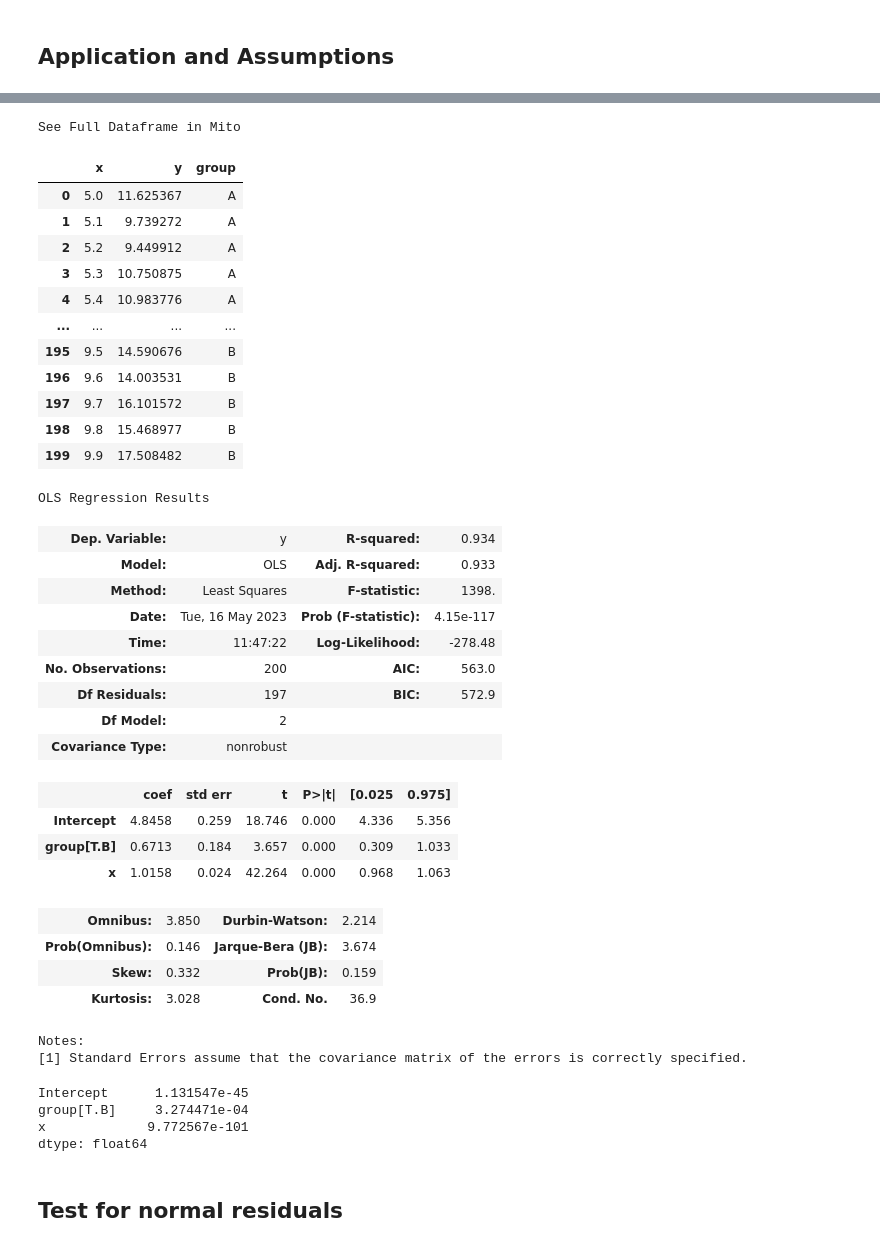
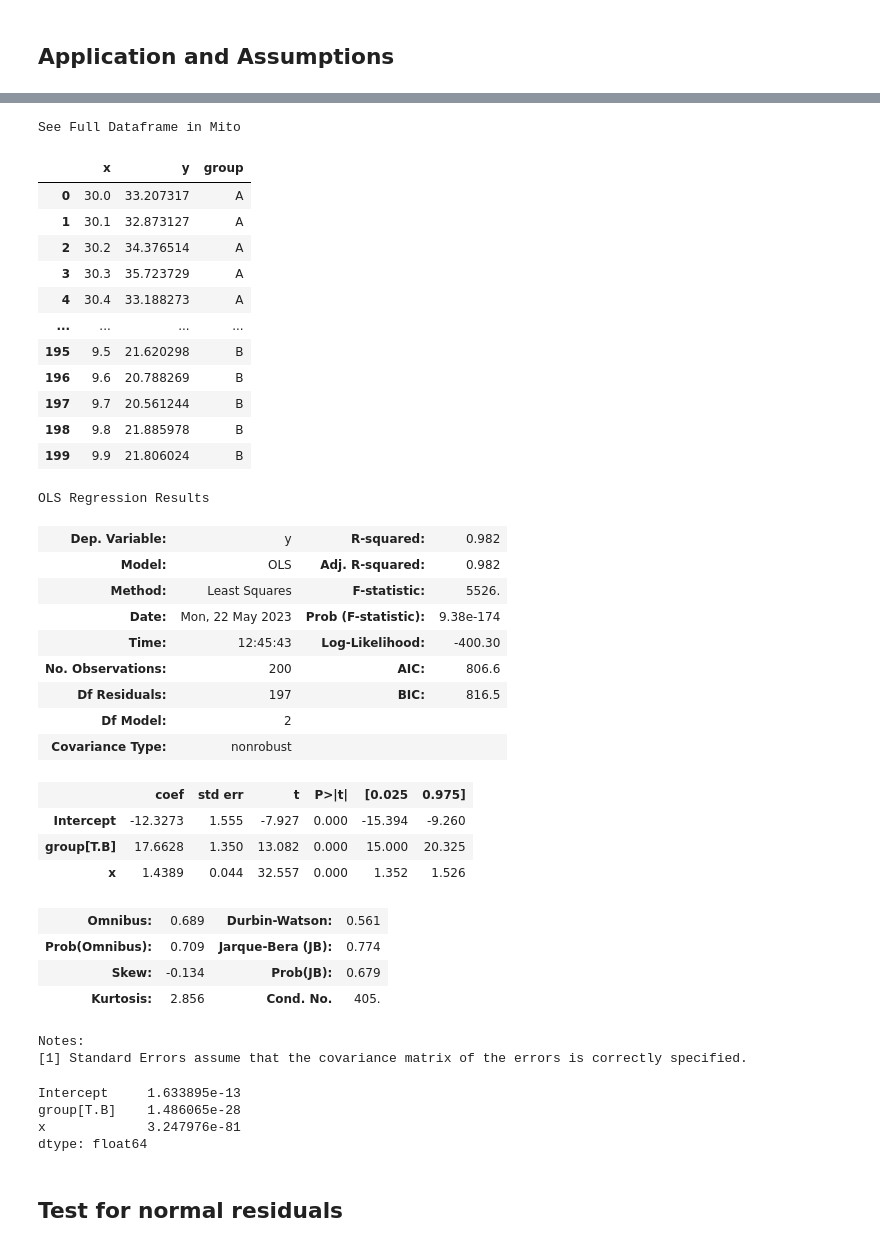
Before and after one commit to snesnehne/Statistics-in-Python-for-Engineers, a Jupyter notebook: Statistics/Discrimination between two Linear Models.ipynb, the cells around one changed output, grey strips where cells are left out. Saved outputs shown, nothing was run; the diff lists cells and outputs as text; code cells hidden in the pictures.

```diff
--- a/Statistics/Discrimination between two Linear Models.ipynb
+++ b/Statistics/Discrimination between two Linear Models.ipynb
@@ -17,11 +17,11 @@ https://stats.oarc.ucla.edu/other/mult-pkg/faq/general/faqhow-are-the-likelihood
 g1_count = 100
 g2_count = 100
 
-x1 = np.arange(5, 15, 10/g1_count)
-y1 = x1 + 3 + np.random.normal(2, 1, g1_count)
+x1 = np.arange(30, 40, 10/g1_count)
+y1 = x1 + 3 + np.random.normal(loc=0, scale=1, size=g1_count)
 
 x2 = np.arange(0, 10, 10/g2_count)
-y2 = 1.1*x2 + 3 + np.random.normal(2, 1, g2_count)
+y2 = 1.9*x2 + 3 + np.random.normal(loc=0, scale=1, size=g2_count)
 
 df = pd.DataFrame({"x1": x1, "x2": x2, "y1": y1, "y2": y2})
 # %%
@@ -214,48 +219,48 @@ df_c
 # %% [output]
 See Full Dataframe in Mito
 |  | x | y | group |
-| 0 | 5.0 | 11.625367 | A |
-| 1 | 5.1 | 9.739272 | A |
-| 2 | 5.2 | 9.449912 | A |
-| 3 | 5.3 | 10.750875 | A |
-| 4 | 5.4 | 10.983776 | A |
+| 0 | 30.0 | 33.207317 | A |
+| 1 | 30.1 | 32.873127 | A |
+| 2 | 30.2 | 34.376514 | A |
+| 3 | 30.3 | 35.723729 | A |
+| 4 | 30.4 | 33.188273 | A |
 | ... | ... | ... | ... |
-| 195 | 9.5 | 14.590676 | B |
-| 196 | 9.6 | 14.003531 | B |
-| 197 | 9.7 | 16.101572 | B |
-| 198 | 9.8 | 15.468977 | B |
-| 199 | 9.9 | 17.508482 | B |
+| 195 | 9.5 | 21.620298 | B |
+| 196 | 9.6 | 20.788269 | B |
+| 197 | 9.7 | 20.561244 | B |
+| 198 | 9.8 | 21.885978 | B |
+| 199 | 9.9 | 21.806024 | B |
 # %%
-ancova = smf.ols('y ~ group + x', data=df_c).fit()
+lm_ancova = smf.ols('y ~ group + x', data=df_c).fit()  # Additive moderation model
 # %%
-ancova.summary()
+lm_ancova.summary()
 # %% [output]
 OLS Regression Results
-| Dep. Variable: | y | R-squared: | 0.934 |
-| Model: | OLS | Adj. R-squared: | 0.933 |
-| Method: | Least Squares | F-statistic: | 1398. |
-| Date: | Tue, 16 May 2023 | Prob (F-statistic): | 4.15e-117 |
-| Time: | 11:47:22 | Log-Likelihood: | -278.48 |
-| No. Observations: | 200 | AIC: | 563.0 |
-| Df Residuals: | 197 | BIC: | 572.9 |
+| Dep. Variable: | y | R-squared: | 0.982 |
+| Model: | OLS | Adj. R-squared: | 0.982 |
+| Method: | Least Squares | F-statistic: | 5526. |
+| Date: | Mon, 22 May 2023 | Prob (F-statistic): | 9.38e-174 |
+| Time: | 12:45:43 | Log-Likelihood: | -400.30 |
+| No. Observations: | 200 | AIC: | 806.6 |
+| Df Residuals: | 197 | BIC: | 816.5 |
 | Df Model: | 2 |  |  |
 | Covariance Type: | nonrobust |  |  |
 |  | coef | std err | t | P>|t| | [0.025 | 0.975] |
-| Intercept | 4.8458 | 0.259 | 18.746 | 0.000 | 4.336 | 5.356 |
-| group[T.B] | 0.6713 | 0.184 | 3.657 | 0.000 | 0.309 | 1.033 |
-| x | 1.0158 | 0.024 | 42.264 | 0.000 | 0.968 | 1.063 |
+| Intercept | -12.3273 | 1.555 | -7.927 | 0.000 | -15.394 | -9.260 |
+| group[T.B] | 17.6628 | 1.350 | 13.082 | 0.000 | 15.000 | 20.325 |
+| x | 1.4389 | 0.044 | 32.557 | 0.000 | 1.352 | 1.526 |
-| Omnibus: | 3.850 | Durbin-Watson: | 2.214 |
-| Prob(Omnibus): | 0.146 | Jarque-Bera (JB): | 3.674 |
-| Skew: | 0.332 | Prob(JB): | 0.159 |
-| Kurtosis: | 3.028 | Cond. No. | 36.9 |
+| Omnibus: | 0.689 | Durbin-Watson: | 0.561 |
+| Prob(Omnibus): | 0.709 | Jarque-Bera (JB): | 0.774 |
+| Skew: | -0.134 | Prob(JB): | 0.679 |
+| Kurtosis: | 2.856 | Cond. No. | 405. |
 Notes:
 [1] Standard Errors assume that the covariance matrix of the errors is correctly specified.
 # %%
-ancova.pvalues
+lm_ancova.pvalues
 # %% [output]
-Intercept      1.131547e-45
-group[T.B]     3.274471e-04
-x             9.772567e-101
+Intercept     1.633895e-13
+group[T.B]    1.486065e-28
+x             3.247976e-81
 dtype: float64
 # %% [markdown]
 ## Test for normal residuals
```
Also changed, not shown: parts of 32 cells of this notebook.
